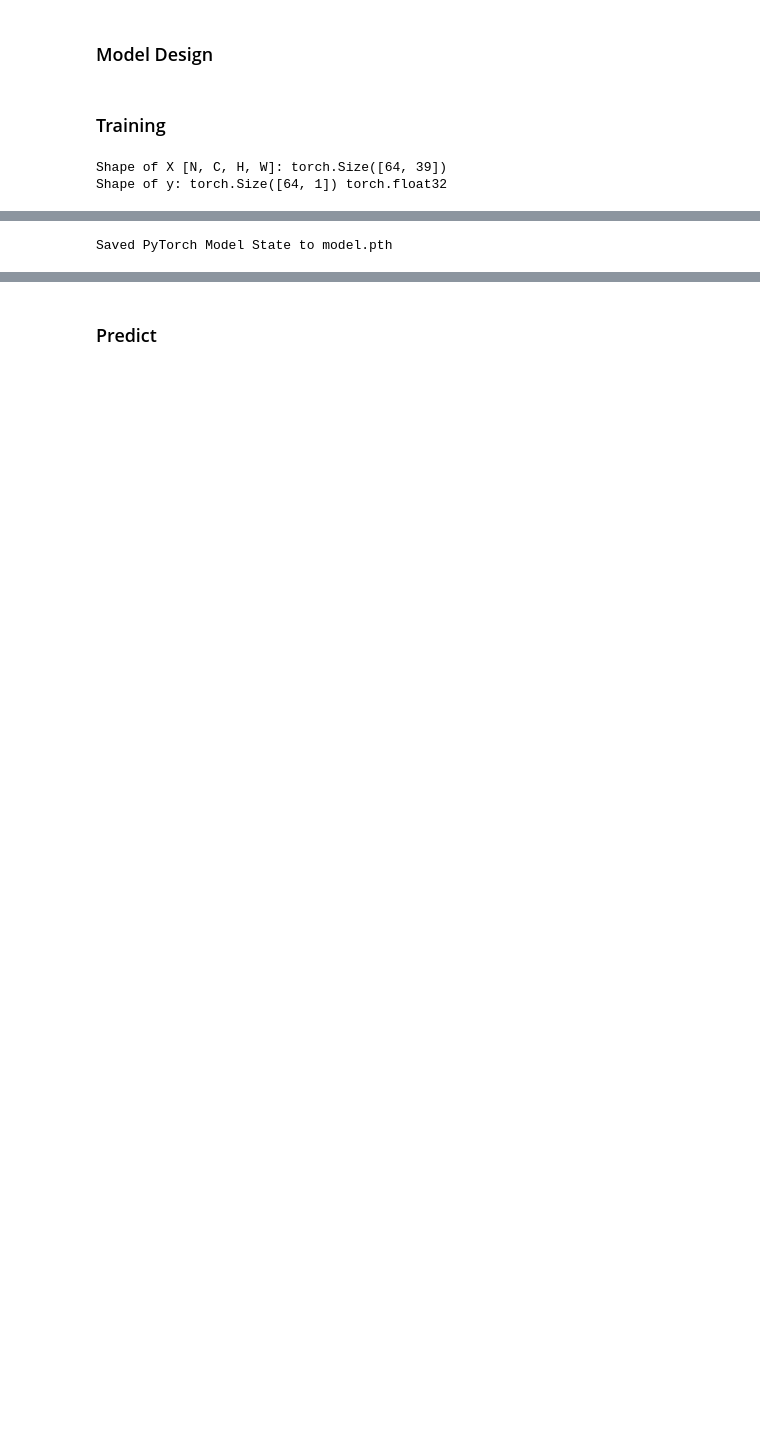
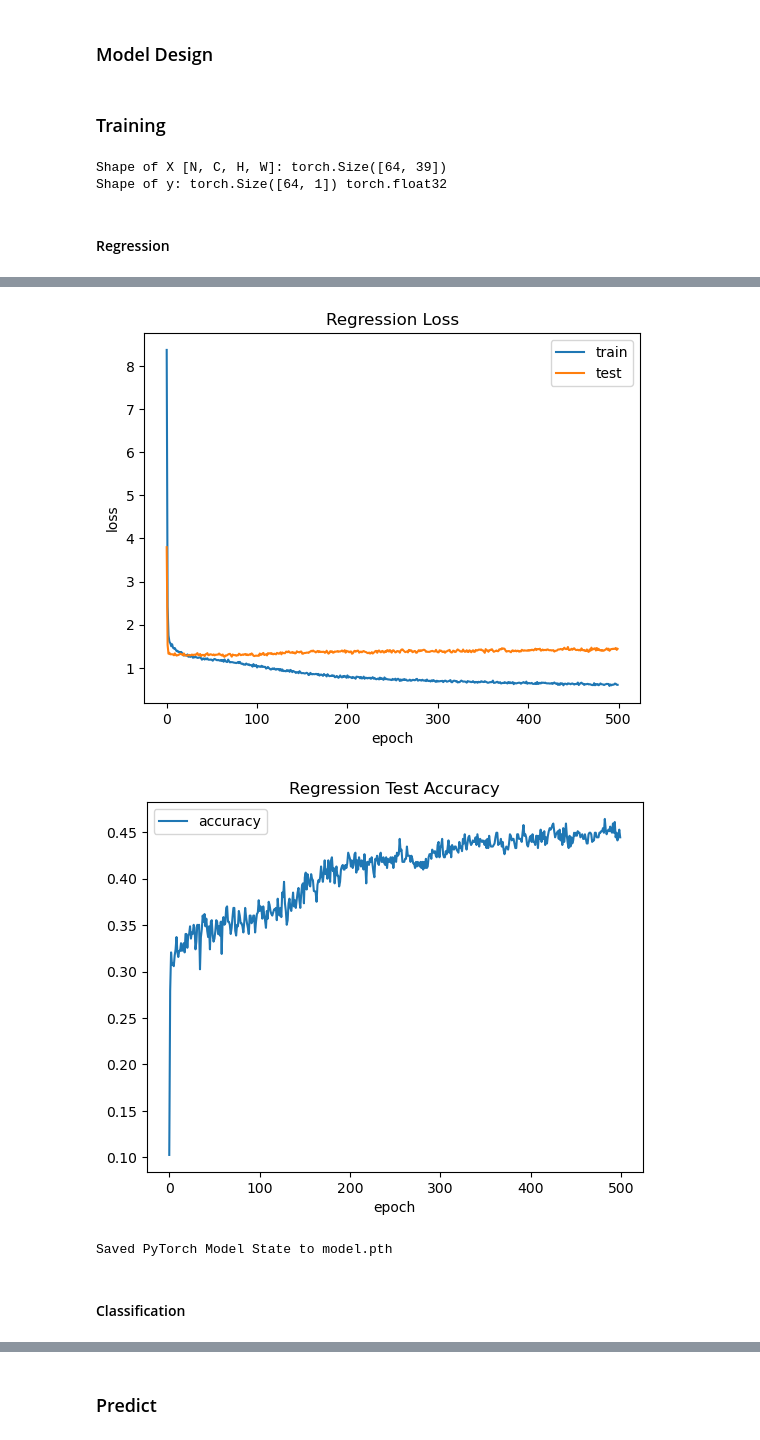
Before and after one commit to JacobBodera/mse446_project, a Jupyter notebook: Neural_Network/neuralNetwork.ipynb, the cells around one changed output, grey strips where cells are left out. Drawn from its saved outputs; the diff is of its cells as text; code cells hidden in the pictures; blank space fills up the shorter version.

Commit message:
Implement Classification Model

```diff
--- a/Neural_Network/neuralNetwork.ipynb
+++ b/Neural_Network/neuralNetwork.ipynb
@@ -166,6 +168,8 @@ for X, y in test_loader:
 # %% [output]
 Shape of X [N, C, H, W]: torch.Size([64, 39])
 Shape of y: torch.Size([64, 1]) torch.float32
+# %% [markdown]
+#### Regression
 # %%
 # Code from Pytorch Quickstart
 # https://pytorch.org/tutorials/beginner/basics/quickstart_tutorial.html
@@ -230,7 +234,7 @@ trainLoss = []
 testLoss = []
 accuracy = []
 # Training Loop
-epochs = 300
+epochs = 500
 verbose = False
 for t in range(epochs):
     if verbose:
@@ -244,8 +248,8 @@ for t in range(epochs):
     accuracy.append(acc)
 
 print("Done!")
-print(accuracy[-1])
-plt.title("Loss")
+print("Best Epoch: " + str(max(range(len(accuracy)), key=accuracy.__getitem__)) + " Accuracy: " + str(max(accuracy)))
+plt.title("Regression Loss")
 plt.plot(trainLoss, label="train")
 plt.plot(testLoss, label="test")
 plt.legend()
@@ -255,7 +259,7 @@ plt.show()
 
 plt.plot(accuracy, label="accuracy")
 plt.xlabel("epoch")
-plt.title("Test Accuracy")
+plt.title("Regression Test Accuracy")
 plt.legend()
 plt.show()
 # %% [output]
@@ -263,5 +268,9 @@ RuntimeError: Can't call numpy() on Tensor that requires grad. Use tensor.detach
+[figure, added]
+[figure, added]
 # %%
 torch.save(model.state_dict(), "model.pth")
 print("Saved PyTorch Model State to model.pth")
 # %% [output]
 Saved PyTorch Model State to model.pth
+# %% [markdown]
+#### Classification
```
Also changed, not shown: parts of 8 cells of this notebook.
